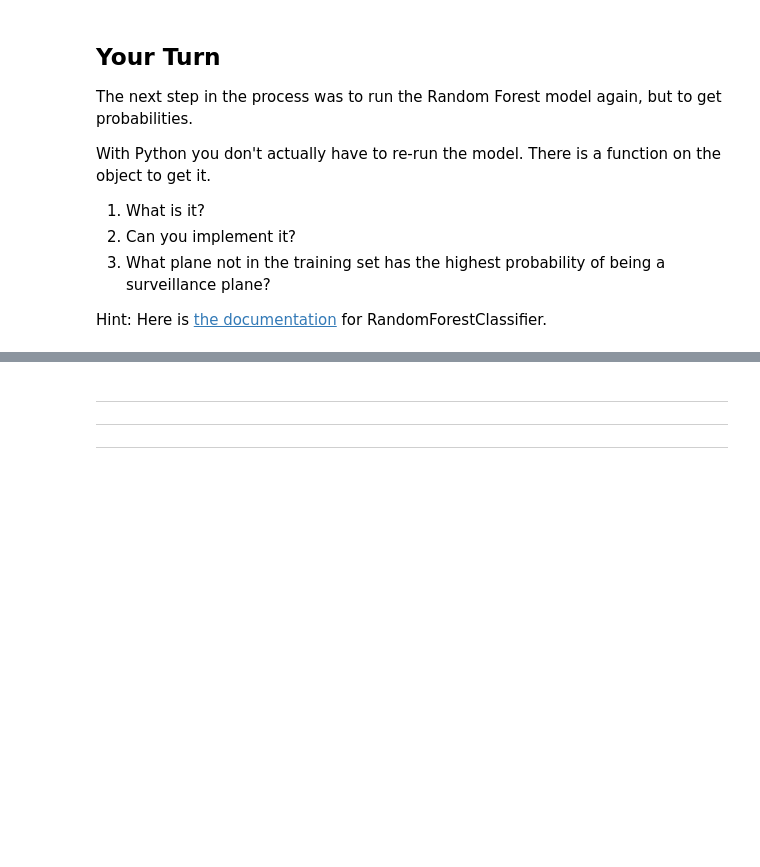
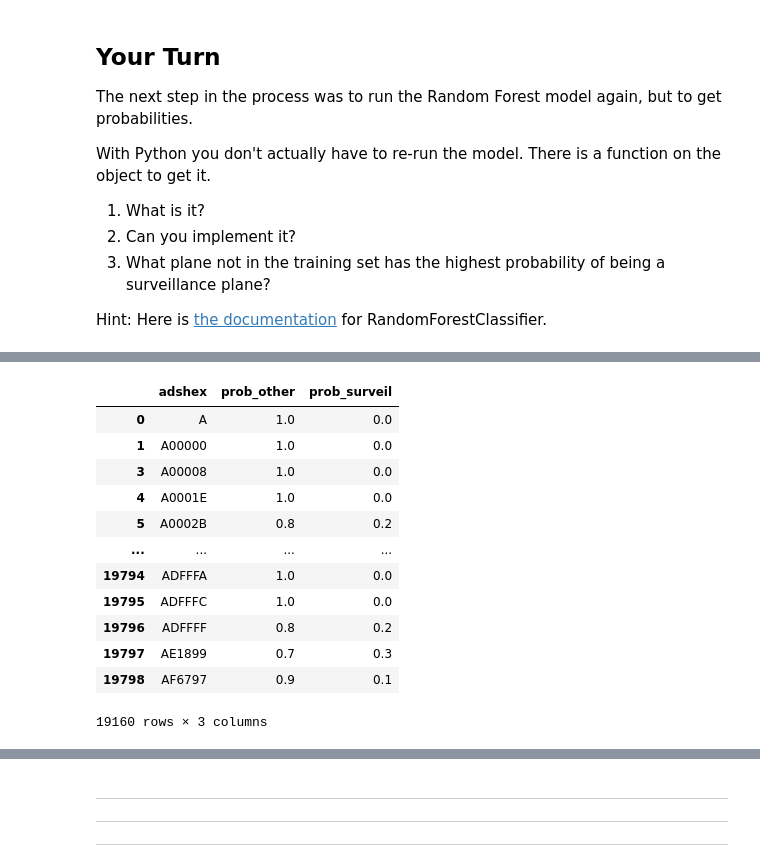
Before and after one commit to jtemplon/cuny-fall-2024, a Jupyter notebook: spy-planes-random-forest.ipynb, the cells around one changed output, grey strips where cells are left out. Cells and saved outputs as stored; diff of their text form; code cells hidden in the pictures; blank space fills up the shorter version.

```diff
--- a/spy-planes-random-forest.ipynb
+++ b/spy-planes-random-forest.ipynb
@@ -209,0 +235,2 @@ The answer should be adshex **A4FB3C**. According to the `candidates_annotated.c
+# %%
+probabilities = rf_model.predict_proba(classify[features])
@@ -209,0 +247,18 @@ The answer should be adshex **A4FB3C**. According to the `candidates_annotated.c
+# %%
+classified_probs = pd.DataFrame({'adshex': classify['adshex'], 'prob_other': probabilities[:, 0], 'prob_surveil': probabilities[:, 1]})
+# %%
+classified_probs
+# %% [output]
+|  | adshex | prob_other | prob_surveil |
+| 0 | A | 1.0 | 0.0 |
+| 1 | A00000 | 1.0 | 0.0 |
+| 3 | A00008 | 1.0 | 0.0 |
+| 4 | A0001E | 1.0 | 0.0 |
+| 5 | A0002B | 0.8 | 0.2 |
+| ... | ... | ... | ... |
+| 19794 | ADFFFA | 1.0 | 0.0 |
+| 19795 | ADFFFC | 1.0 | 0.0 |
+| 19796 | ADFFFF | 0.8 | 0.2 |
+| 19797 | AE1899 | 0.7 | 0.3 |
+| 19798 | AF6797 | 0.9 | 0.1 |
+19160 rows × 3 columns
```
Also changed, not shown: parts of 11 cells of this notebook, 2 other files.
